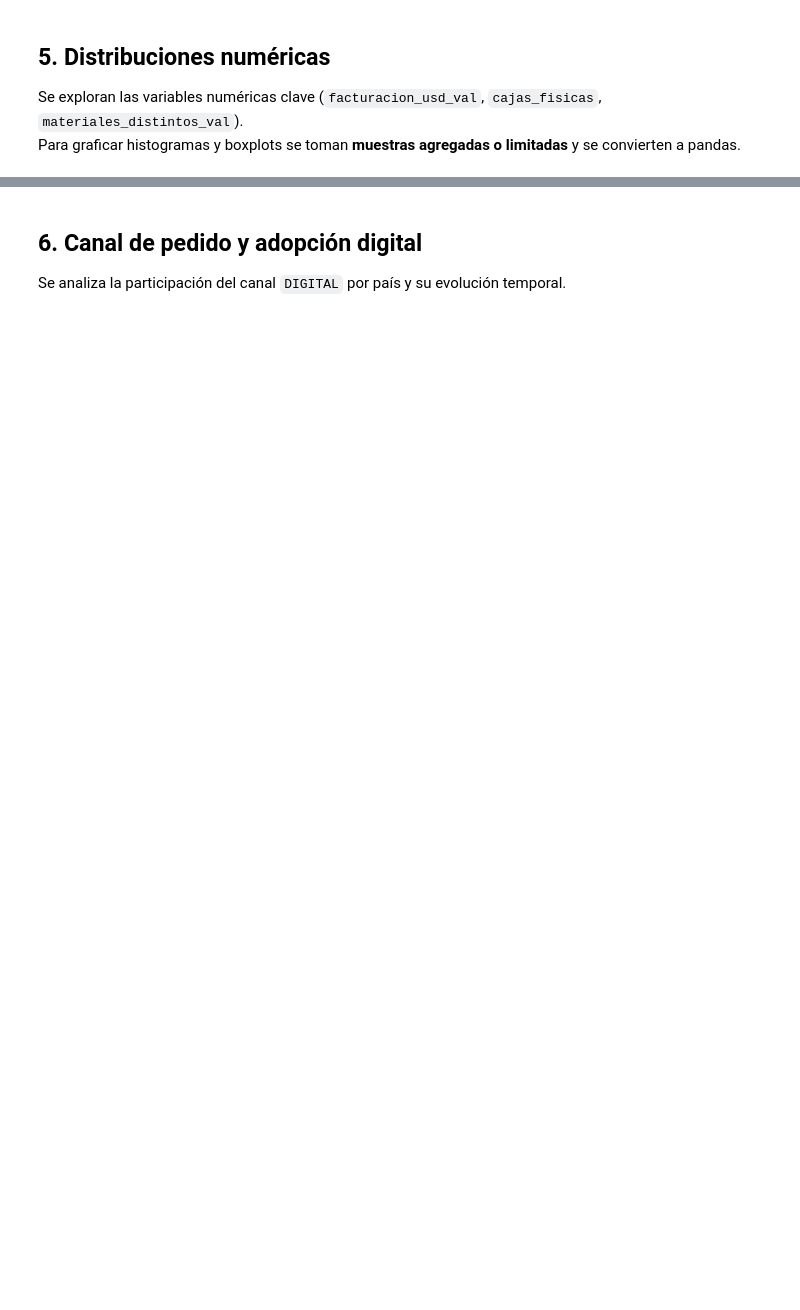
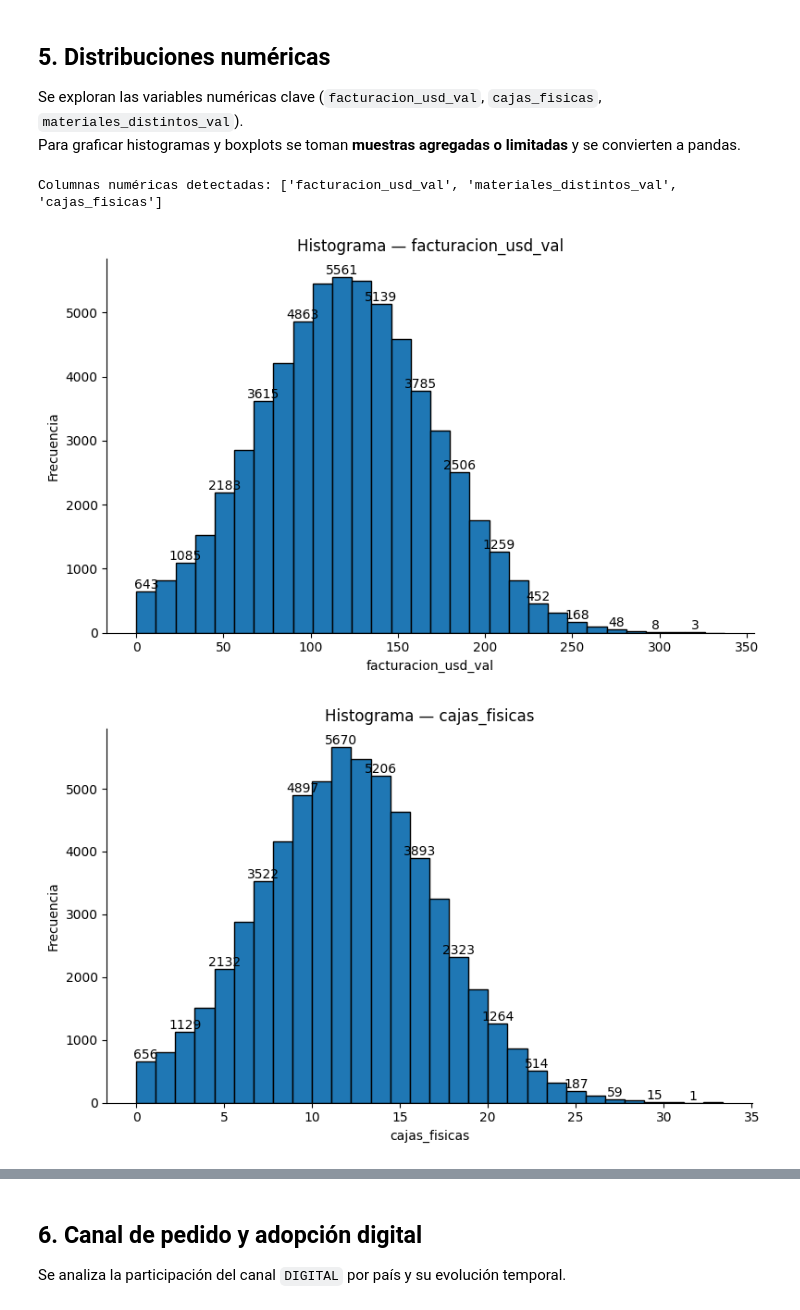
Before and after one commit to wilwil186/next-digital-order-eb2b, a Jupyter notebook: EDA.ipynb, the cells around one changed output, grey strips where cells are left out. Cells and saved outputs as stored; diff of their text form; code cells hidden in the pictures; blank space fills up the shorter version.

```diff
--- a/EDA.ipynb
+++ b/EDA.ipynb
@@ -141,0 +163,70 @@ for col in ["facturacion_usd_val", "cajas_fisicas", "materiales_distintos_val"]:
+# %%
+import matplotlib.pyplot as plt
+import numpy as np
+
+def style_ax(ax):
+    ax.spines['right'].set_visible(False)
+    ax.spines['top'].set_visible(False)
+    return ax
+
+def add_bar_labels(ax, fontsize=10):
+    patches = ax.patches
+    n = len(patches)
+    # Si hay muchas barras, etiqueta cada n barras para evitar amontonamiento
+    step = 1
+    if n > 40:
+        step = 3
+    elif n > 25:
+        step = 2
+
+    for i, p in enumerate(patches):
+        if i % step != 0:
+            continue
+        h = p.get_height()
+        if h and h > 0:
+            ax.annotate(f'{int(h)}',
+                        (p.get_x() + p.get_width()/2, h),
+                        ha='center', va='bottom', fontsize=fontsize)
+
+num_cols = [c for c, t in df.dtypes if t in ("double", "float", "int", "bigint")]
+print("Columnas numéricas detectadas:", num_cols)
+
+for col in ["facturacion_usd_val", "cajas_fisicas", "materiales_distintos_val"]:
+    if col not in df.columns:
+        continue
+
+    pdf = (df.select(F.col(col).cast("double"))
+             .dropna()
+             .sample(fraction=0.05, seed=42)
+             .limit(100000)
+             .toPandas())
+
+    if pdf.empty:
+        continue
+
+    plt.figure(figsize=(8,5))
+    ax = plt.gca()
+    style_ax(ax)
+
+    if col == "materiales_distintos_val":
+        # Bins enteros exactos y todos los ticks visibles
+        vmin = int(np.floor(pdf[col].min()))
+        vmax = int(np.ceil(pdf[col].max()))
+        bins = np.arange(vmin, vmax + 2)  # +2 para cerrar el último bin
+        ax.hist(pdf[col], bins=bins, edgecolor="black")
+        ax.set_xticks(np.arange(vmin, vmax + 1))
+        plt.xticks(rotation=0, fontsize=10)
+    else:
+        # 30 bins por defecto para continuas
+        ax.hist(pdf[col], bins=30, edgecolor="black")
+
+    add_bar_labels(ax, fontsize=10)
+    ax.set_title(f"Histograma — {col}")
+    ax.set_xlabel(col)
+    ax.set_ylabel("Frecuencia")
+    plt.tight_layout()
+    plt.show()
+# %% [output]
+Columnas numéricas detectadas: ['facturacion_usd_val', 'materiales_distintos_val', 'cajas_fisicas']
+[figure, added]
+[figure, added]
```
Also changed, not shown: parts of 24 cells of this notebook, 1 other file.
